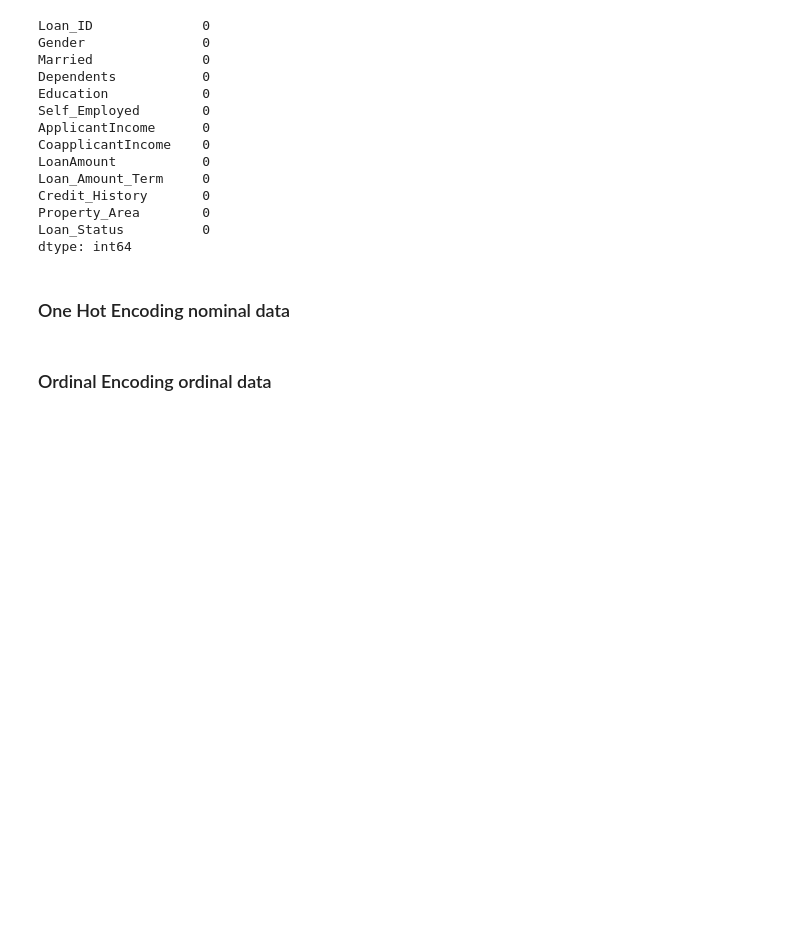
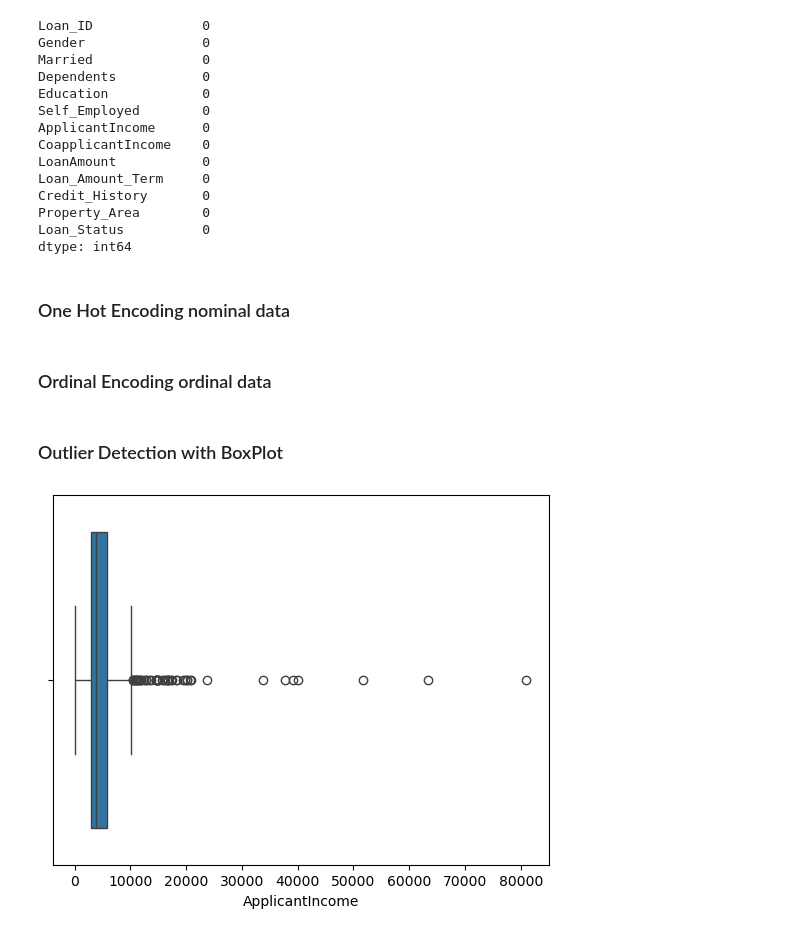
Before and after one commit to pravatn01/Loan-Data-Cleaning, a Jupyter notebook: loan_clean.ipynb, the cells around one changed output. Cells and saved outputs as stored; diff of their text form; code cells hidden in the pictures; blank space fills up the shorter version.

Commit message:
Outlier Detection with BoxPlot

```diff
--- a/loan_clean.ipynb
+++ b/loan_clean.ipynb
@@ -190,3 +190,10 @@ location= [['Urban', 'Semiurban','Rural']]
 oe = OrdinalEncoder(categories=location)
 # %%
 df['Property_Area'] = oe.fit_transform(df[['Property_Area']])
+# %% [markdown]
+### Outlier Detection with BoxPlot
+# %%
+sns.boxplot(x= 'ApplicantIncome', data = df)
+plt.show()
+# %% [output]
+[figure, added]
```
Also changed, not shown: parts of 2 cells of this notebook.
